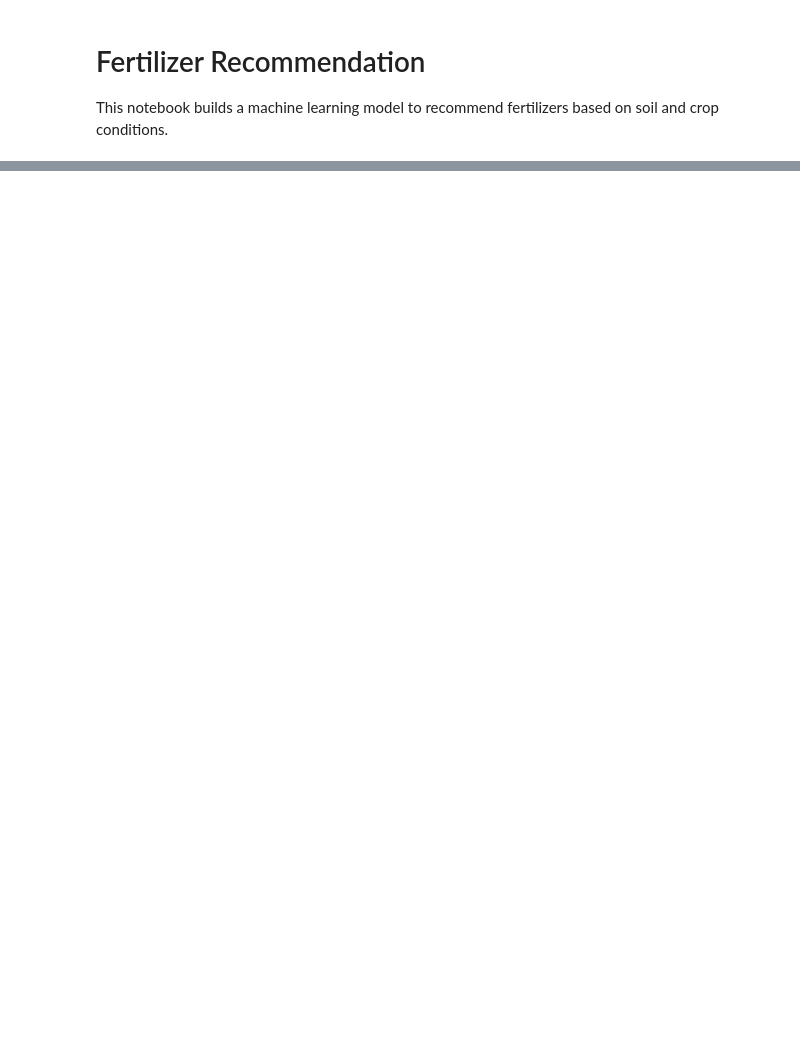
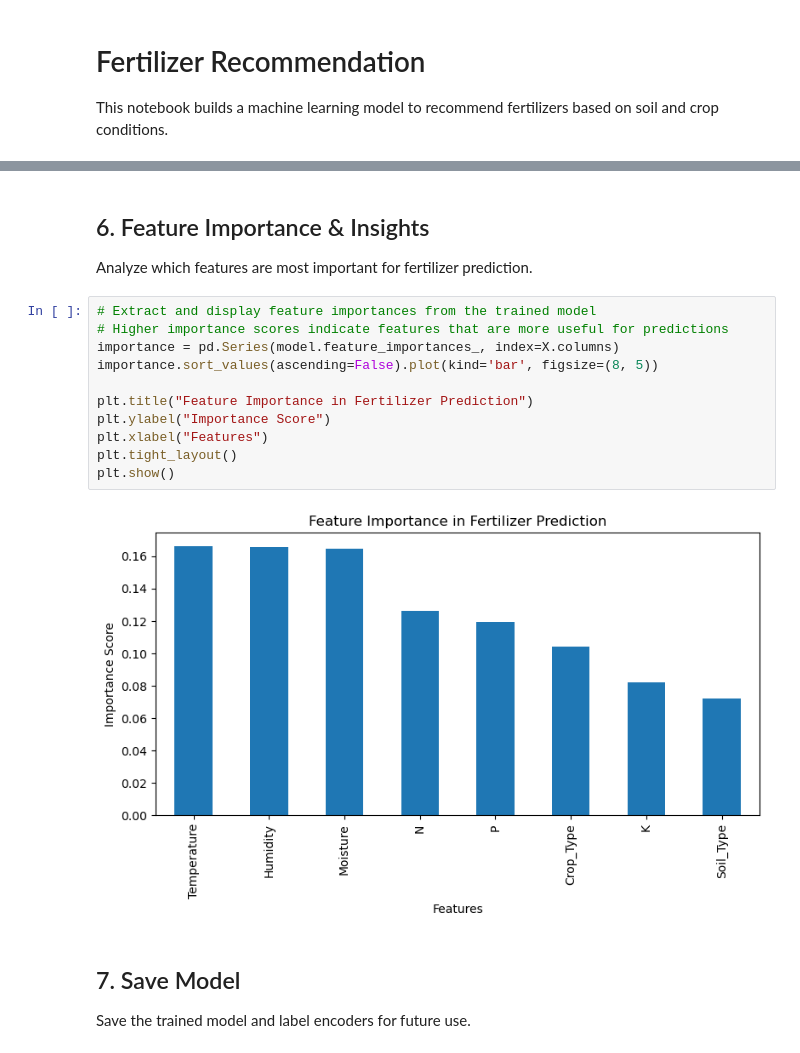
Before and after one commit to hardik-a3105/smart-agriculture-system, a Jupyter notebook: notebooks/fertilizer_recommendation.ipynb, the cells around one changed output, grey strips where cells are left out. Saved outputs shown, nothing was run; the diff lists cells and outputs as text; blank space fills up the shorter version.

```diff
--- a/notebooks/fertilizer_recommendation.ipynb
+++ b/notebooks/fertilizer_recommendation.ipynb
@@ -181,0 +207,19 @@ Predicted Fertilizer Name: 17-17-17
+# %% [markdown]
+## 6. Feature Importance & Insights
+Analyze which features are most important for fertilizer prediction.
+# %%
+# Extract and display feature importances from the trained model
+# Higher importance scores indicate features that are more useful for predictions
+importance = pd.Series(model.feature_importances_, index=X.columns)
+importance.sort_values(ascending=False).plot(kind='bar', figsize=(8, 5))
+
+plt.title("Feature Importance in Fertilizer Prediction")
+plt.ylabel("Importance Score")
+plt.xlabel("Features")
+plt.tight_layout()
+plt.show()
+# %% [output]
+[figure, added]
+# %% [markdown]
+## 7. Save Model
+Save the trained model and label encoders for future use.
```
Also changed, not shown: parts of 45 cells of this notebook, 11 other files.
